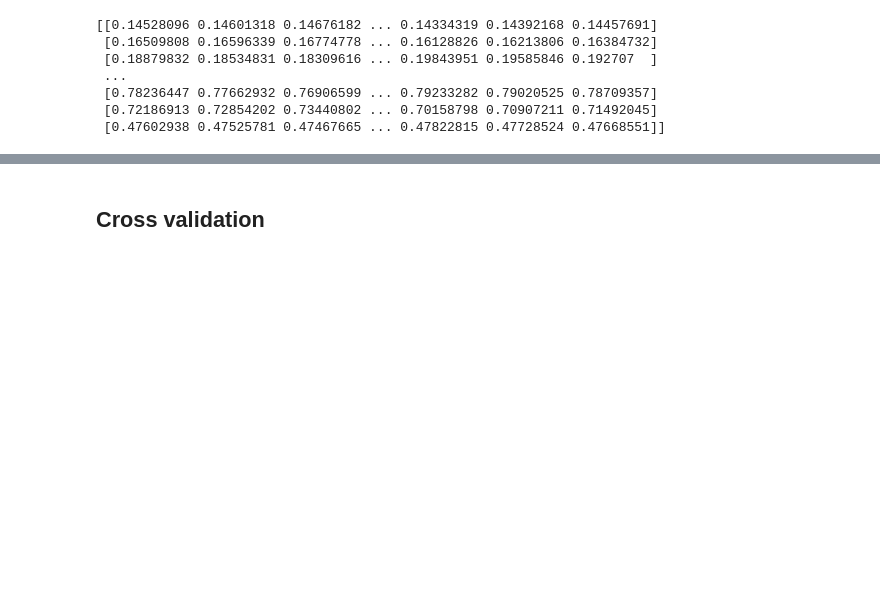
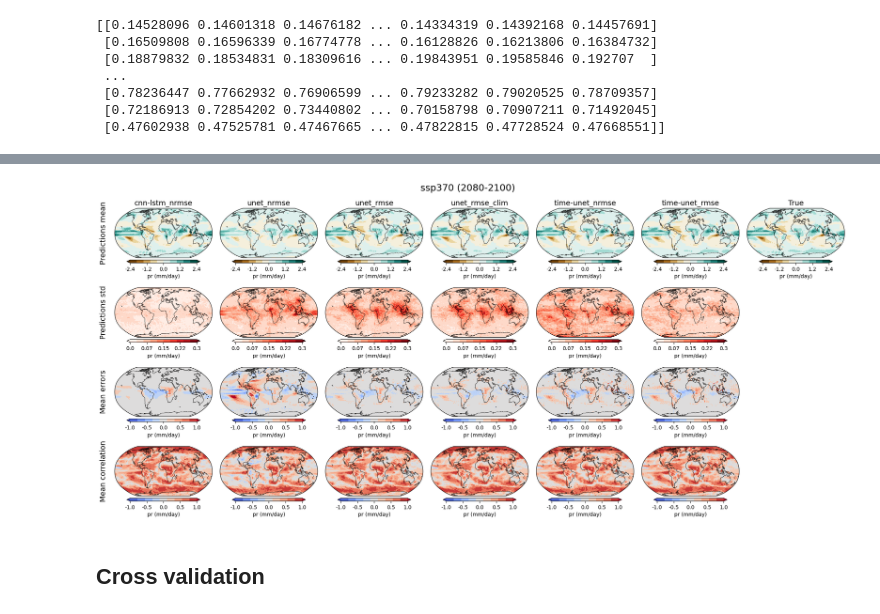
Before and after one commit to zoeleila/scenarIA, a Jupyter notebook: src/plots/plots_predictions.ipynb, the cells around one changed output, grey strips where cells are left out. Cells and saved outputs as stored; diff of their text form; code cells hidden in the pictures; blank space fills up the shorter version.

```diff
--- a/src/plots/plots_predictions.ipynb
+++ b/src/plots/plots_predictions.ipynb
@@ -100,3 +102,15 @@ exp9_cnn-lstm
+# %%
+y = y[-21:, :, :]
+for key, y_hat in y_hat_dict.items():
+    y_hat_dict[key] = [i[-21:,:,:] for i in y_hat]
+compare_metrics_maps(y,
+                    y_hat_dict,
+                    var_name=var_name,
+                    title=f'{true_simu} (2080-2100)',
+                    save_dir=None,
+                    config_plots=config_plots)
+# %% [output]
+[figure, added]
 # %% [markdown]
 ## Cross validation
 # %%
```
Also changed, not shown: parts of 5 cells of this notebook, 9 other files.
